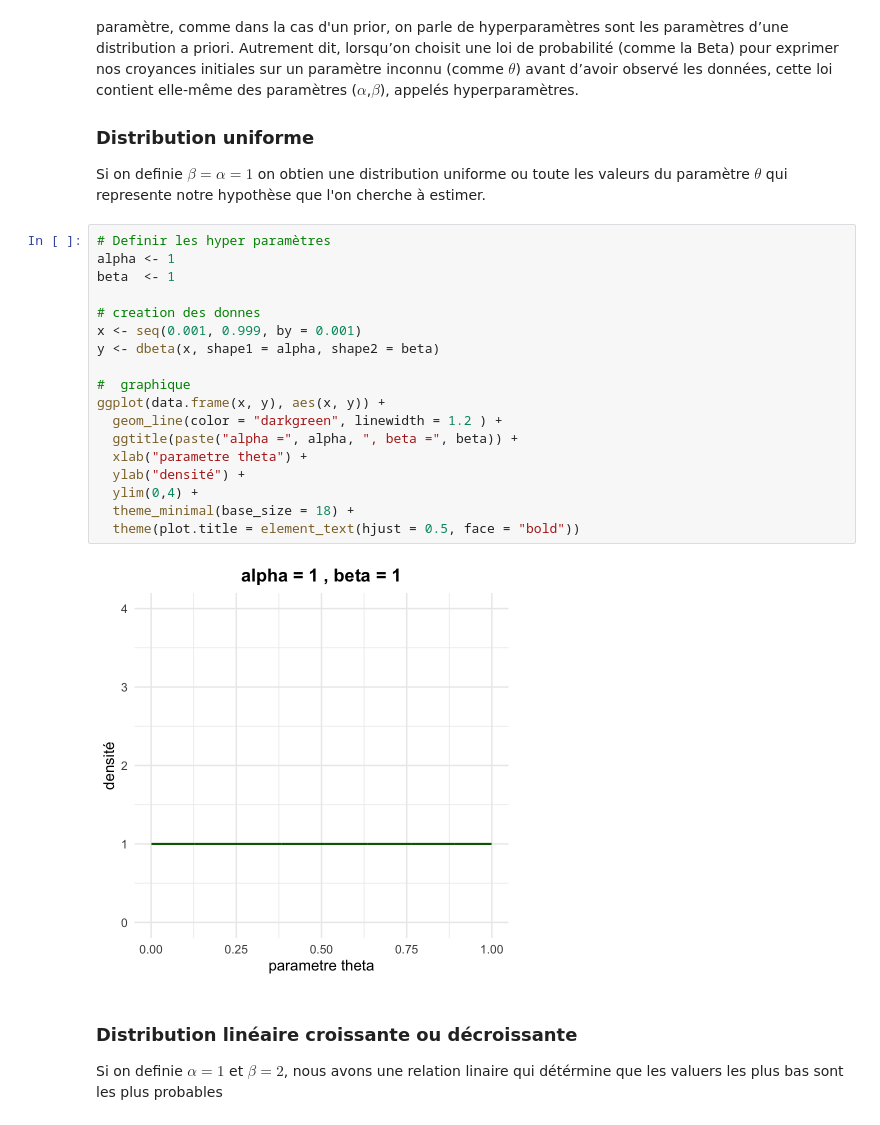
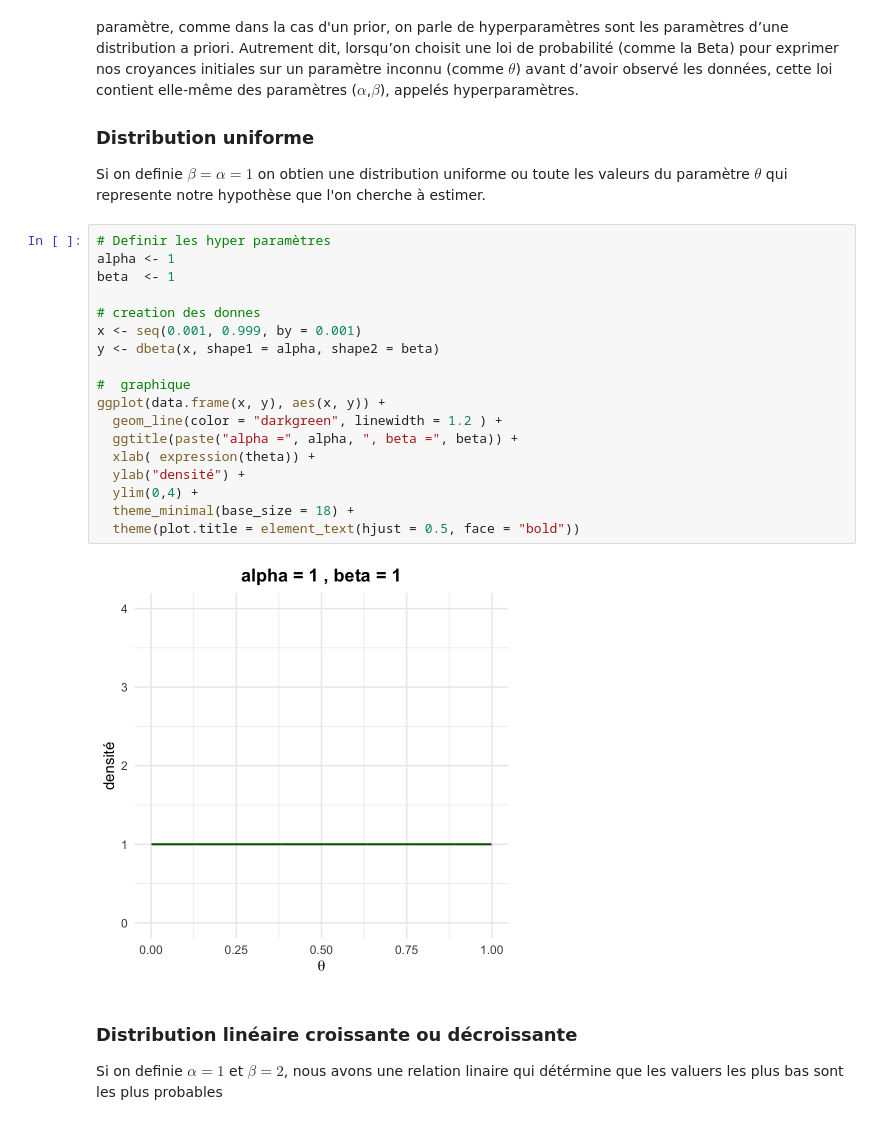
Before and after one commit to Affect-Learning-Decisions-Lab/cours_751526, a Jupyter notebook: priors/priors.ipynb, the cells around one changed output. Saved outputs shown, nothing was run; the diff lists cells and outputs as text.

```diff
--- a/priors/priors.ipynb
+++ b/priors/priors.ipynb
@@ -38,23 +38,23 @@ Si on definie $\beta = \alpha = 1$ on obtien une distribution uniforme ou toute
 # %%
 # Definir les hyper paramètres
 alpha <- 1
 beta  <- 1
 
 # creation des donnes
 x <- seq(0.001, 0.999, by = 0.001)
 y <- dbeta(x, shape1 = alpha, shape2 = beta)
 
 #  graphique
 ggplot(data.frame(x, y), aes(x, y)) +
   geom_line(color = "darkgreen", linewidth = 1.2 ) +
   ggtitle(paste("alpha =", alpha, ", beta =", beta)) +
-  xlab("parametre theta") +
+  xlab( expression(theta)) +
   ylab("densité") +
   ylim(0,4) +
   theme_minimal(base_size = 18) +
   theme(plot.title = element_text(hjust = 0.5, face = "bold"))
 # %% [output]
-[figure, old version]
+[figure, new version]
 # %% [markdown]
 ### Distribution linéaire croissante ou décroissante
 
```
Also changed, not shown: parts of 6 cells of this notebook, 2 other files.
